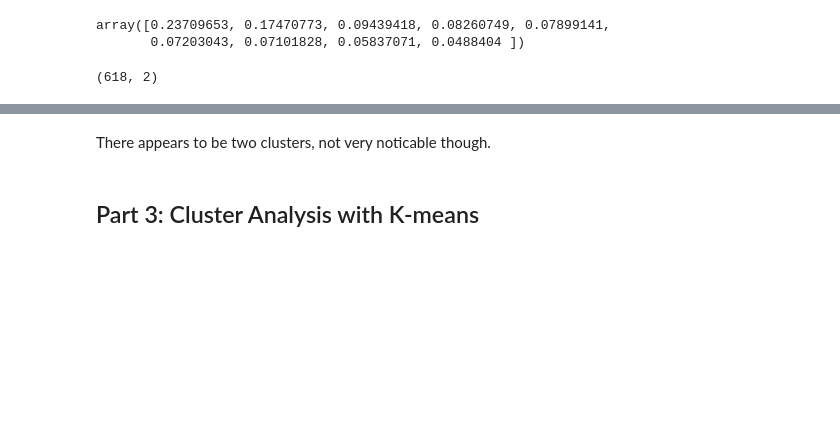
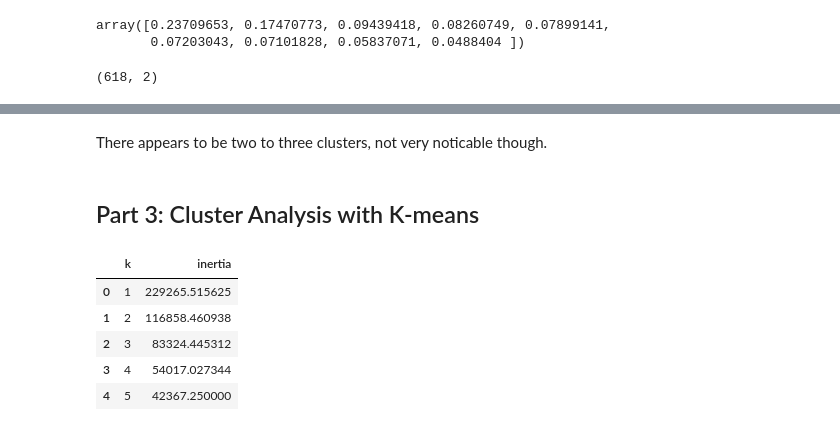
Before and after one commit to isidhu09/unsupervised-learning, a Jupyter notebook: unsupervised-learning.ipynb, the cells around one changed output, grey strips where cells are left out. Drawn from its saved outputs; the diff is of its cells as text; code cells hidden in the pictures; blank space fills up the shorter version.

```diff
--- a/unsupervised-learning.ipynb
+++ b/unsupervised-learning.ipynb
@@ -110,4 +110,4 @@ plt.show()
 # %% [markdown]
-There appears to be two clusters, not very noticable though.
+There appears to be two to three clusters, not very noticable though.
 # %% [markdown]
 ## Part 3: Cluster Analysis with K-means
@@ -113,0 +123,12 @@ There appears to be two clusters, not very noticable though.
+# %%
+# Create the Elbow Curve using hvPlot
+elbow_data = {"k": k, "inertia": inertia}
+df_elbow = pd.DataFrame(elbow_data)
+df_elbow.head()
+# %% [output]
+|  | k | inertia |
+| 0 | 1 | 229265.515625 |
+| 1 | 2 | 116858.460938 |
+| 2 | 3 | 83324.445312 |
+| 3 | 4 | 54017.027344 |
+| 4 | 5 | 42367.250000 |
```
Also changed, not shown: parts of 7 cells of this notebook.
